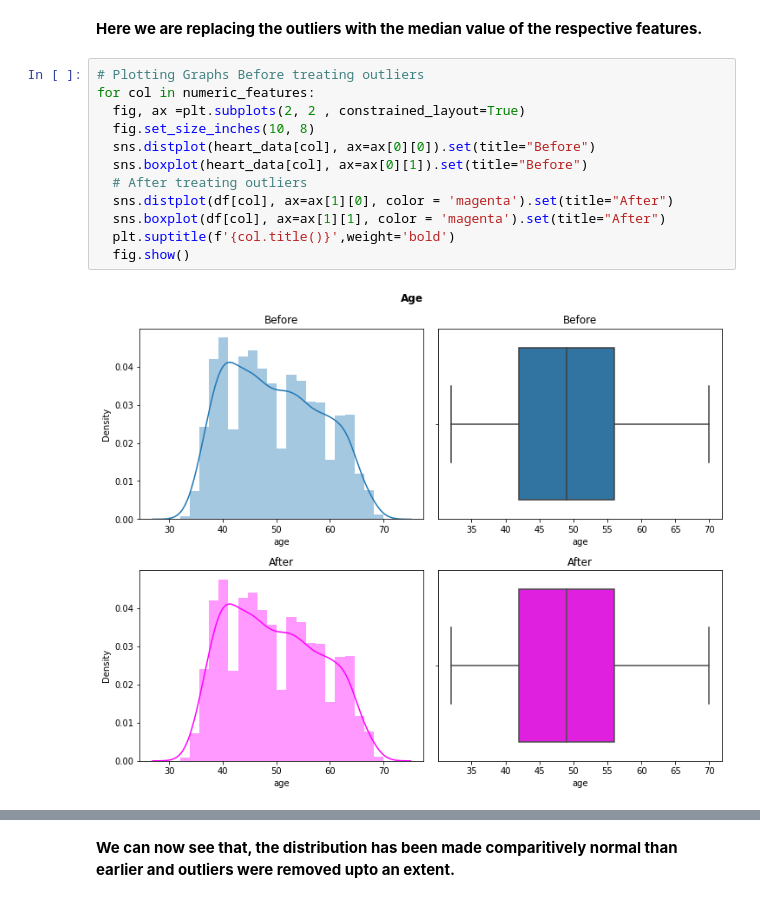
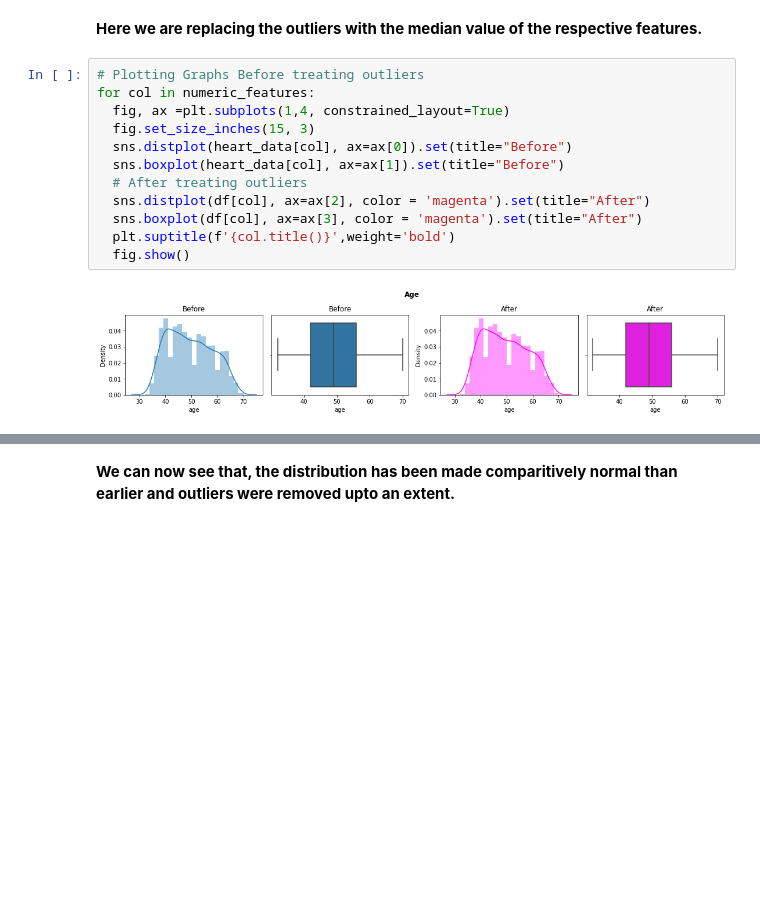
Before and after one commit to sksamima5/Cardiovascular-Risk-Prediction, a Jupyter notebook: Cardiovascular_Risk_Prediction_.ipynb, the cells around one changed output, grey strips where cells are left out. Drawn from its saved outputs; the diff is of its cells as text; blank space fills up the shorter version.

```diff
--- a/Cardiovascular_Risk_Prediction_.ipynb
+++ b/Cardiovascular_Risk_Prediction_.ipynb
@@ -431,14 +431,14 @@ df[col] = np.where(df[col]>upper_limit, median,np.where(df[col]<upper_limit,medi
 # %%
 # Plotting Graphs Before treating outliers
 for col in numeric_features:
-  fig, ax =plt.subplots(2, 2 , constrained_layout=True)
-  fig.set_size_inches(10, 8)
-  sns.distplot(heart_data[col], ax=ax[0][0]).set(title="Before")
-  sns.boxplot(heart_data[col], ax=ax[0][1]).set(title="Before")
+  fig, ax =plt.subplots(1,4, constrained_layout=True)
+  fig.set_size_inches(15, 3)
+  sns.distplot(heart_data[col], ax=ax[0]).set(title="Before")
+  sns.boxplot(heart_data[col], ax=ax[1]).set(title="Before")
   # After treating outliers
-  sns.distplot(df[col], ax=ax[1][0], color = 'magenta').set(title="After")
-  sns.boxplot(df[col], ax=ax[1][1], color = 'magenta').set(title="After")
+  sns.distplot(df[col], ax=ax[2], color = 'magenta').set(title="After")
+  sns.boxplot(df[col], ax=ax[3], color = 'magenta').set(title="After")
   plt.suptitle(f'{col.title()}',weight='bold')
   fig.show()
 # %% [output]
-[figure, old version]
+[figure, new version]
```
Also changed, not shown: parts of 2 cells of this notebook.
